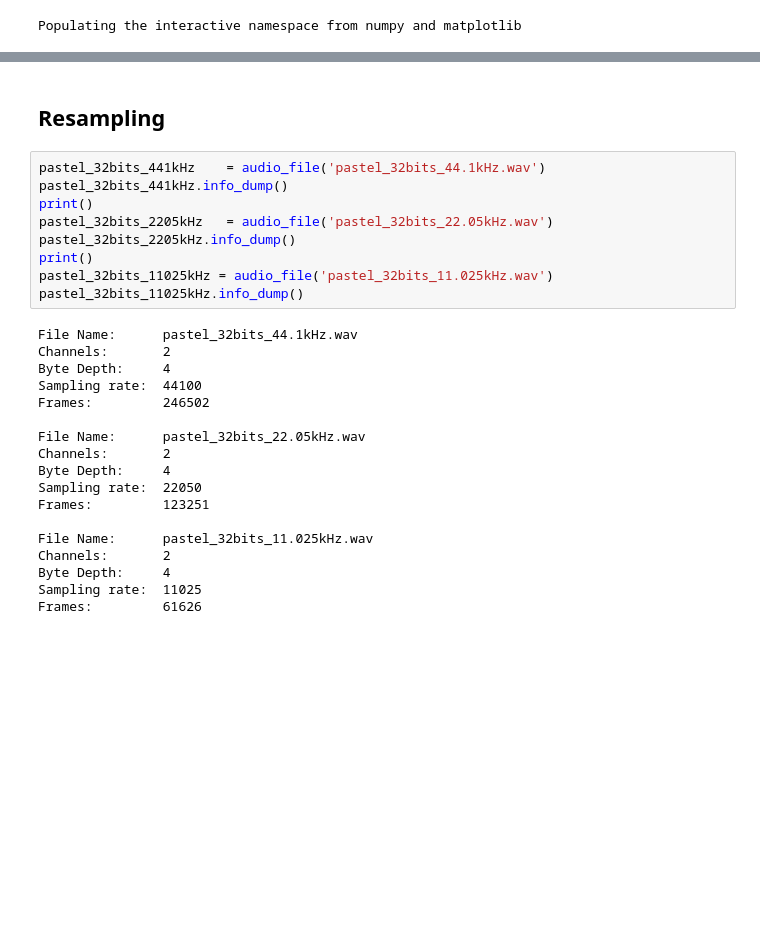
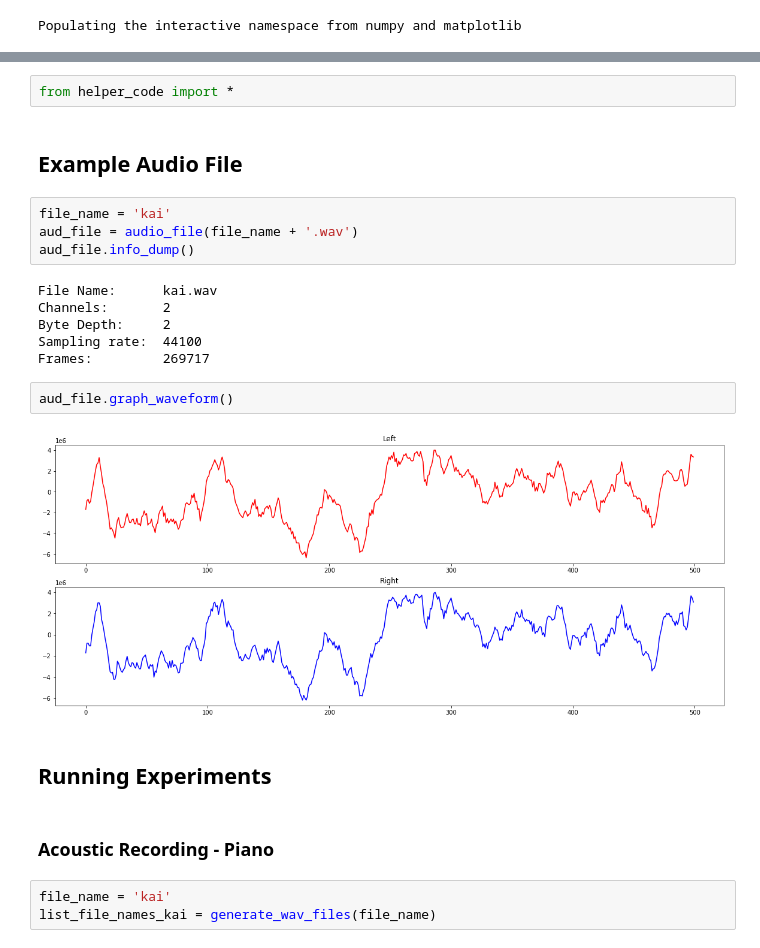
Before and after one commit to onibrow/music108-final, a Jupyter notebook: final.ipynb, the cells around one changed output, grey strips where cells are left out. Cells and saved outputs as stored; diff of their text form; blank space fills up the shorter version.

```diff
--- a/final.ipynb
+++ b/final.ipynb
@@ -41,29 +10,25 @@ pastel.down_sample(4, 'pastel_32bits_11.025kHz.wav')
-# %% [markdown]
-## Resampling
-# %%
-pastel_32bits_441kHz    = audio_file('pastel_32bits_44.1kHz.wav')
-pastel_32bits_441kHz.info_dump()
-print()
-pastel_32bits_2205kHz   = audio_file('pastel_32bits_22.05kHz.wav')
-pastel_32bits_2205kHz.info_dump()
-print()
-pastel_32bits_11025kHz = audio_file('pastel_32bits_11.025kHz.wav')
-pastel_32bits_11025kHz.info_dump()
-# %% [output]
-File Name:      pastel_32bits_44.1kHz.wav
-Channels:       2
-Byte Depth:     4
-Sampling rate:  44100
-Frames:         246502
-
-File Name:      pastel_32bits_22.05kHz.wav
-Channels:       2
-Byte Depth:     4
-Sampling rate:  22050
-Frames:         123251
-
-File Name:      pastel_32bits_11.025kHz.wav
-Channels:       2
-Byte Depth:     4
-Sampling rate:  11025
-Frames:         61626
+# %%
+from helper_code import *
+# %% [markdown]
+## Example Audio File
+# %%
+file_name = 'kai'
+aud_file = audio_file(file_name + '.wav')
+aud_file.info_dump()
+# %% [output]
+File Name:      kai.wav
+Channels:       2
+Byte Depth:     2
+Sampling rate:  44100
+Frames:         269717
+# %%
+aud_file.graph_waveform()
+# %% [output]
+[figure, added]
+# %% [markdown]
+## Running Experiments
+# %% [markdown]
+### Acoustic Recording - Piano
+# %%
+file_name = 'kai'
+list_file_names_kai = generate_wav_files(file_name)
```
Also changed, not shown: parts of 11 cells of this notebook, 11 other files.
